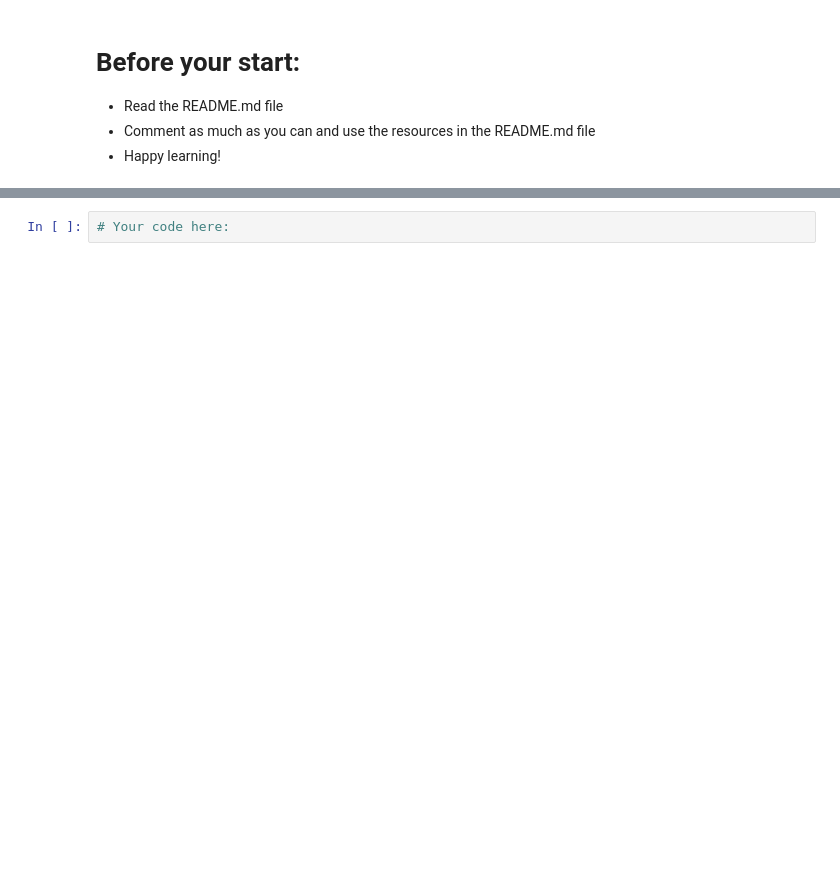
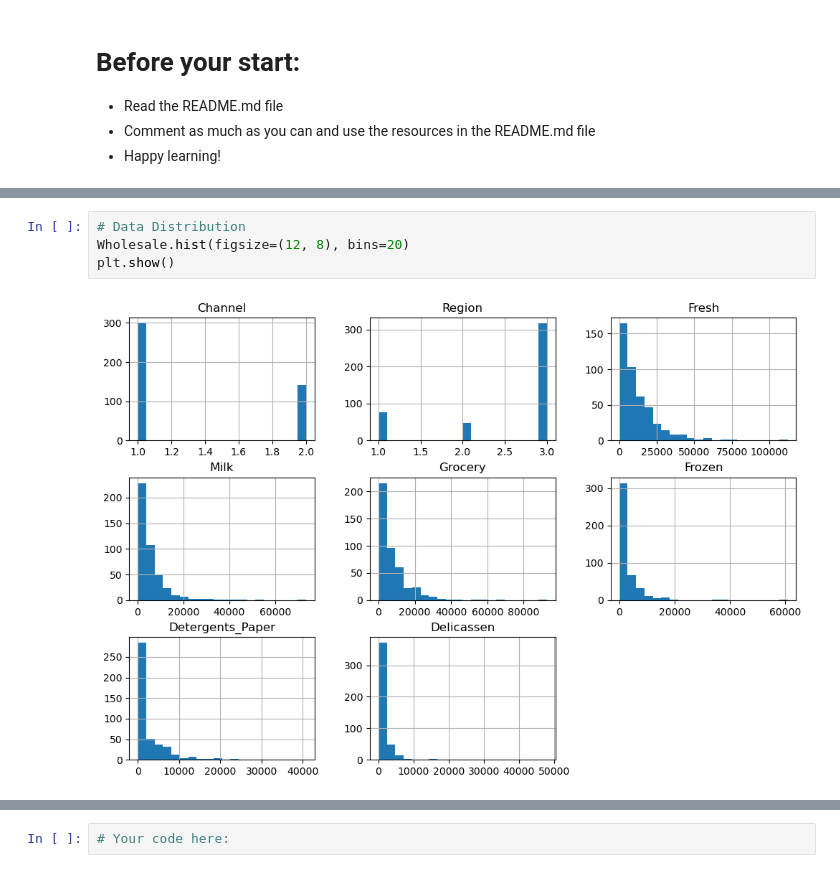
Before and after one commit to ironhack-labs/lab-supervised-learning-en, a Jupyter notebook: your-code/main.ipynb, the cells around one changed output, grey strips where cells are left out. Drawn from its saved outputs; the diff is of its cells as text; blank space fills up the shorter version.

```diff
--- a/your-code/main.ipynb
+++ b/your-code/main.ipynb
@@ -818,0 +122,6 @@ finally, import `confusion_matrix` and `accuracy_score` from `sklearn.metrics` a
+# %%
+# Data Distribution
+Wholesale.hist(figsize=(12, 8), bins=20)
+plt.show()
+# %% [output]
+[figure, added]
```
Also changed, not shown: parts of 119 cells of this notebook.
